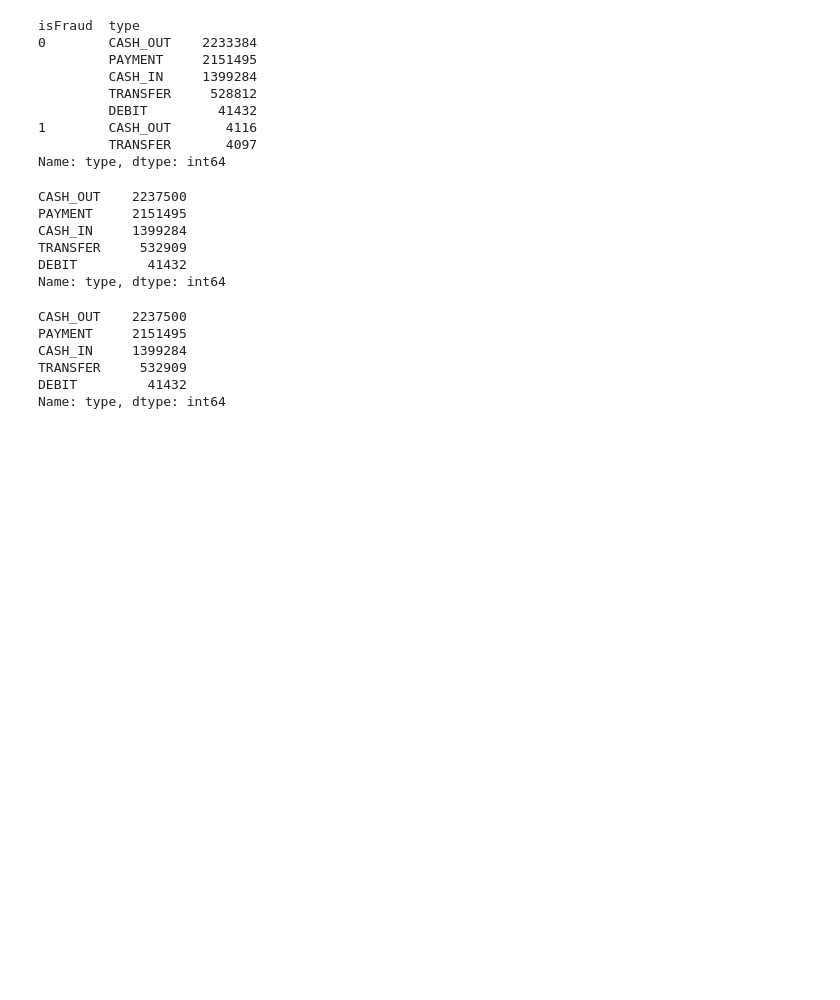
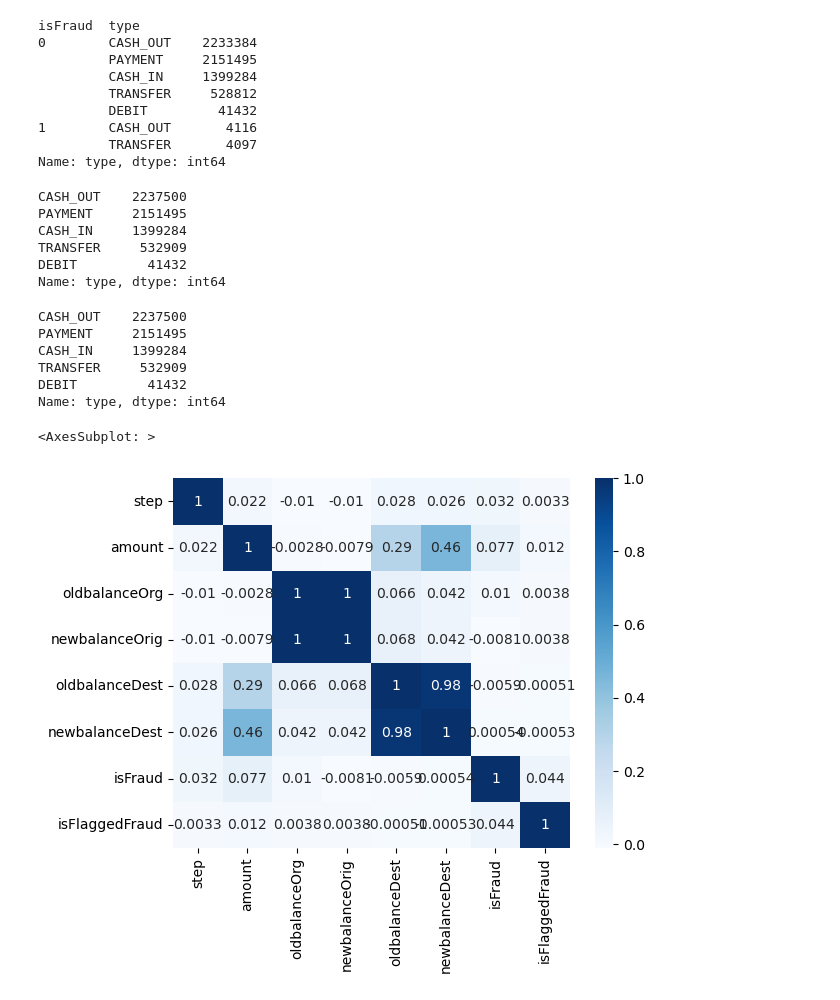
Before and after one commit to cwg7/Predicting-Fraudulent-Transactions, a Jupyter notebook: predicting_fraudulent_transactions.ipynb, the cells around one changed output. Drawn from its saved outputs; the diff is of its cells as text; code cells hidden in the pictures; blank space fills up the shorter version.

```diff
--- a/predicting_fraudulent_transactions.ipynb
+++ b/predicting_fraudulent_transactions.ipynb
@@ -152,3 +152,8 @@ CASH_IN     1399284
 TRANSFER     532909
 DEBIT         41432
 Name: type, dtype: int64
+# %%
+sns.heatmap(df.corr(), annot=True, cmap='Blues')
+# %% [output]
+<AxesSubplot: >
+[figure, added]
```
